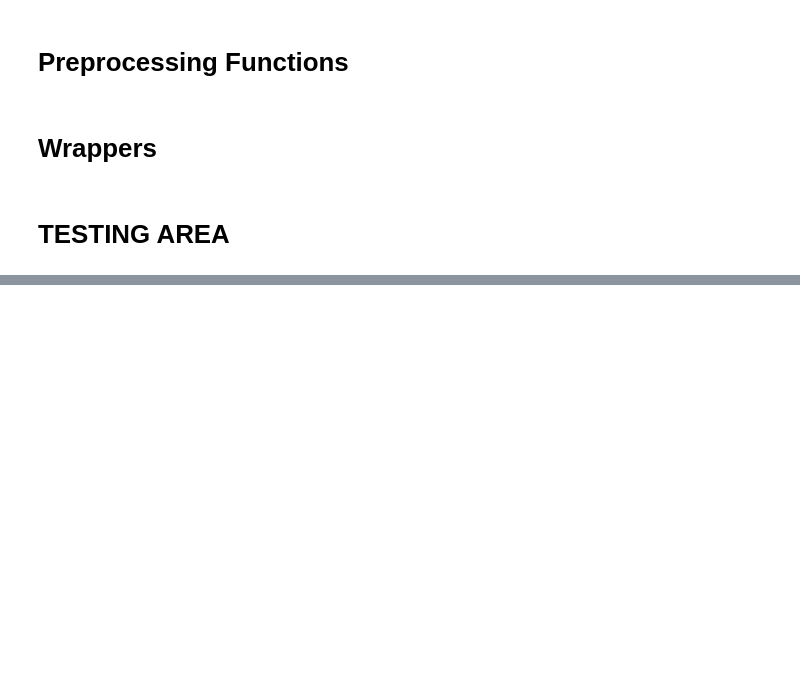
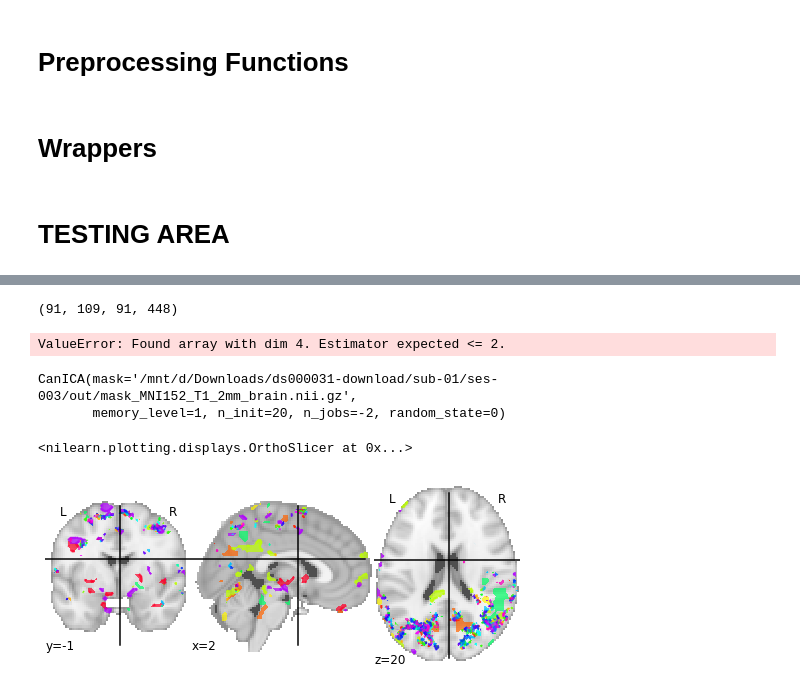
Before and after one commit to johneusebio/preprocessing, a Jupyter notebook: preprocessing.ipynb, the cells around one changed output, grey strips where cells are left out. Drawn from its saved outputs; the diff is of its cells as text; code cells hidden in the pictures; blank space fills up the shorter version.

Commit message:
Moved ICA computation to nilearn

```diff
--- a/preprocessing.ipynb
+++ b/preprocessing.ipynb
@@ -751,0 +809,27 @@ print("--- %s seconds ---" % (time.time() - start_time))
+# %%
+img.shape
+img_2d.shape
+# %% [output]
+(91, 109, 91, 448)
+# %%
+from sklearn.datasets import load_digits
+from sklearn.decomposition import FastICA
+
+transformer = FastICA(n_components=7, random_state=0)
+X_transformed = transformer.fit_transform(img_2d)
+X_transformed.shape
+# %% [output]
+ValueError: Found array with dim 4. Estimator expected <= 2.
+# %%
+# import nilearn as nil
+from nilearn.decomposition import CanICA
+
+nii="/mnt/d/Downloads/ds000031-download/sub-01/ses-003/out/func/errts.nii.gz"
+mask="/mnt/d/Downloads/ds000031-download/sub-01/ses-003/out/mask_MNI152_T1_2mm_brain.nii.gz"
+
+canica=CanICA(n_components=20, memory_level=1, mask=mask, random_state=0, n_jobs=-2, n_init=20)
+# %%
+canica.fit(nii)
+# %% [output]
+CanICA(mask='/mnt/d/Downloads/ds000031-download/sub-01/ses-003/out/mask_MNI152_T1_2mm_brain.nii.gz',
+       memory_level=1, n_init=20, n_jobs=-2, random_state=0)
@@ -751,0 +839,7 @@ print("--- %s seconds ---" % (time.time() - start_time))
+# %%
+from nilearn import plotting
+
+plotting.plot_prob_atlas(canica.components_img_)
+# %% [output]
+<nilearn.plotting.displays.OrthoSlicer at 0x...>
+[figure, added]
```
Also changed, not shown: parts of 7 cells of this notebook.
